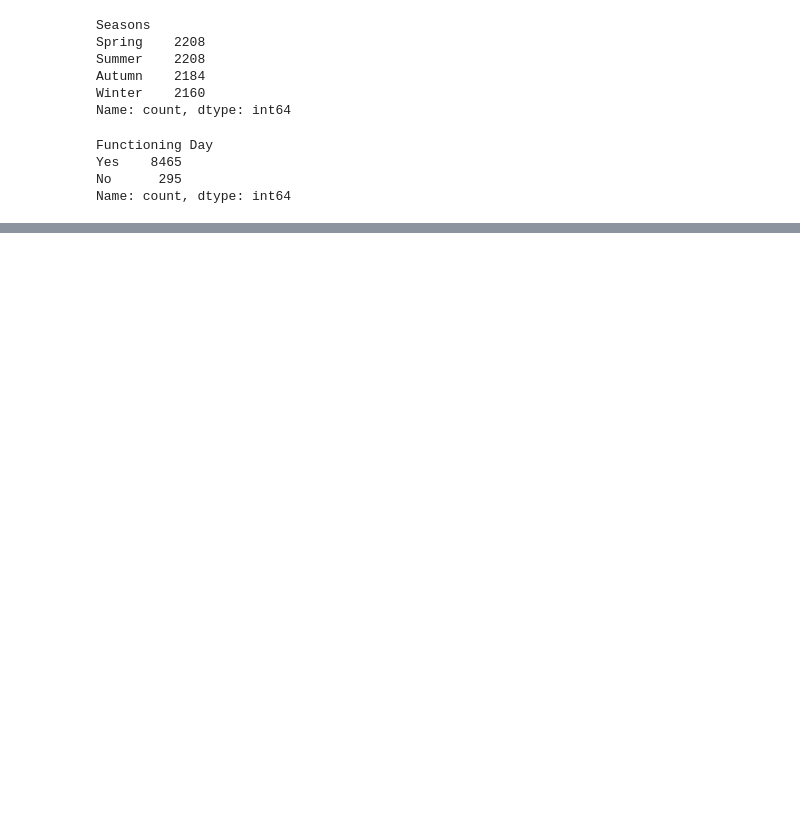
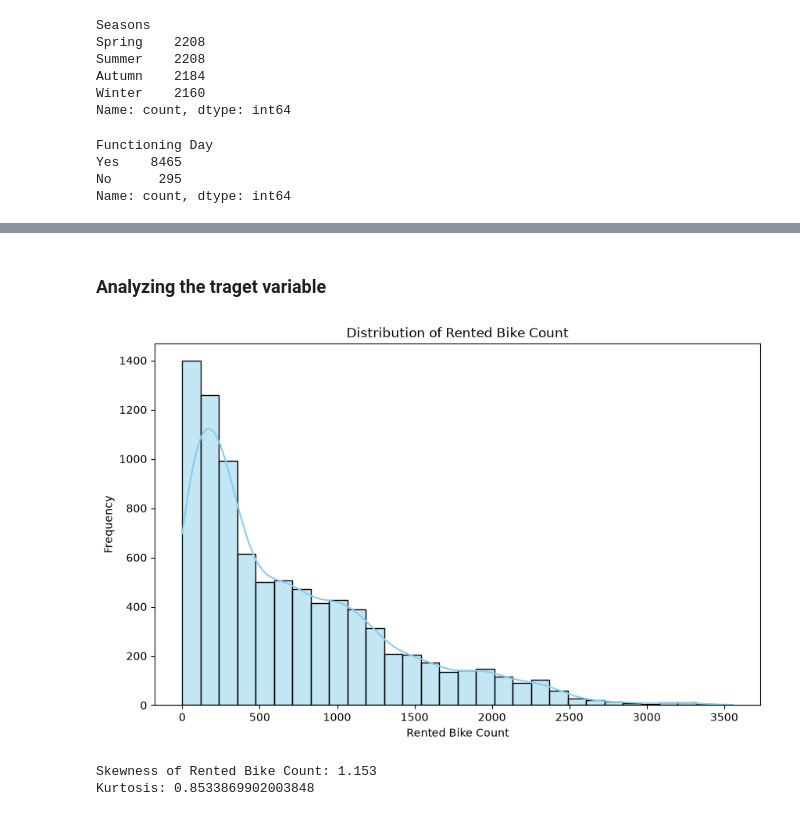
Before and after one commit to Pratham-1919/Scope-bike-rental-task_SS, a Jupyter notebook: Notebook/Day_1.ipynb, the cells around one changed output, grey strips where cells are left out. Cells and saved outputs as stored; diff of their text form; code cells hidden in the pictures; blank space fills up the shorter version.

```diff
--- a/Notebook/Day_1.ipynb
+++ b/Notebook/Day_1.ipynb
@@ -1,7 +1,7 @@
 # %%
 import pandas as pd
 
-df = pd.read_csv(r"E:\sculptsoft\bike sharing task(7 July)\Notebook\SeoulBikeData.csv",encoding="unicode_escape")
+df = pd.read_csv(r"E:\bike sharing task(7 July)\Notebook\SeoulBikeData.csv",encoding="unicode_escape")
 
 df.head()
 # %% [output]
@@ -23,3 +23,5 @@ Index(['Date', 'Rented Bike Count', 'Hour', 'Temperature(ï¿½C)', 'Humidity(%)
        'Solar Radiation (MJ/m2)', 'Rainfall(mm)', 'Snowfall (cm)', 'Seasons',
        'Holiday', 'Functioning Day'],
       dtype='str')
+# %%
+df = df.rename(columns={"Temperature(ï¿½C)" : "Temperature_C", "Dew point temperature(ï¿½C)" : "Dew point temperature_C"})
@@ -77 +122,37 @@ Functioning Day                0
 dtype: int64
+# %% [markdown]
+### Analyzing the traget variable
+# %%
+
+import matplotlib.pyplot as plt
+import seaborn as sns
+
+
+skewness = df["Rented Bike Count"].skew()
+
+
+plt.figure(figsize=(10, 6))
+
+sns.histplot(
+    df["Rented Bike Count"],
+    bins=30,
+    kde=True,
+    color="skyblue",
+    edgecolor="black"
+)
+
+plt.title("Distribution of Rented Bike Count")
+plt.xlabel("Rented Bike Count")
+plt.ylabel("Frequency")
+
+plt.show()
+
+
+print(f"Skewness of Rented Bike Count: {skewness:.3f}")
+kurtosis = df["Rented Bike Count"].kurt()
+
+print("Kurtosis:", kurtosis)
+# %% [output]
+[figure, added]
+Skewness of Rented Bike Count: 1.153
+Kurtosis: 0.8533869902003848
```
Also changed, not shown: parts of 38 cells of this notebook, 2 other files.
